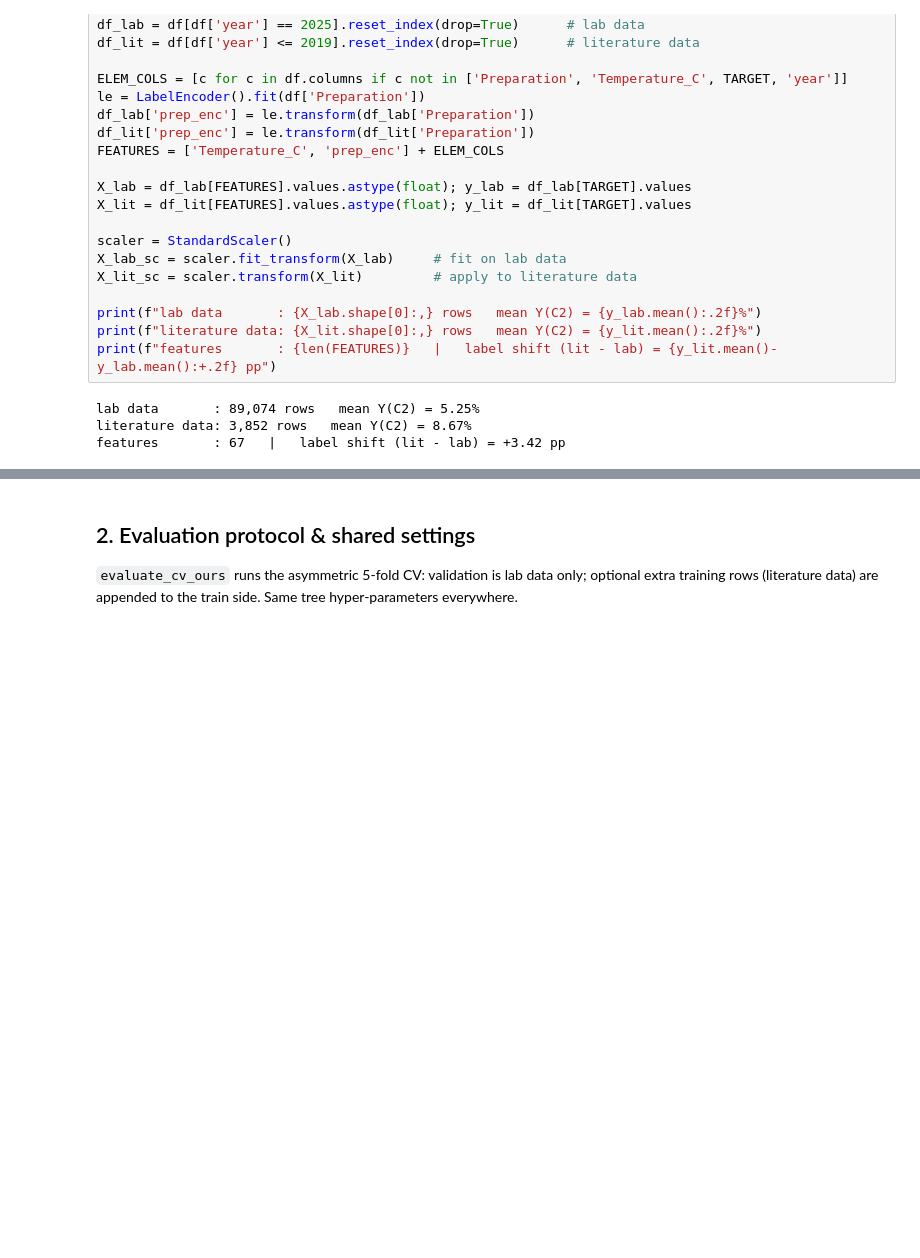
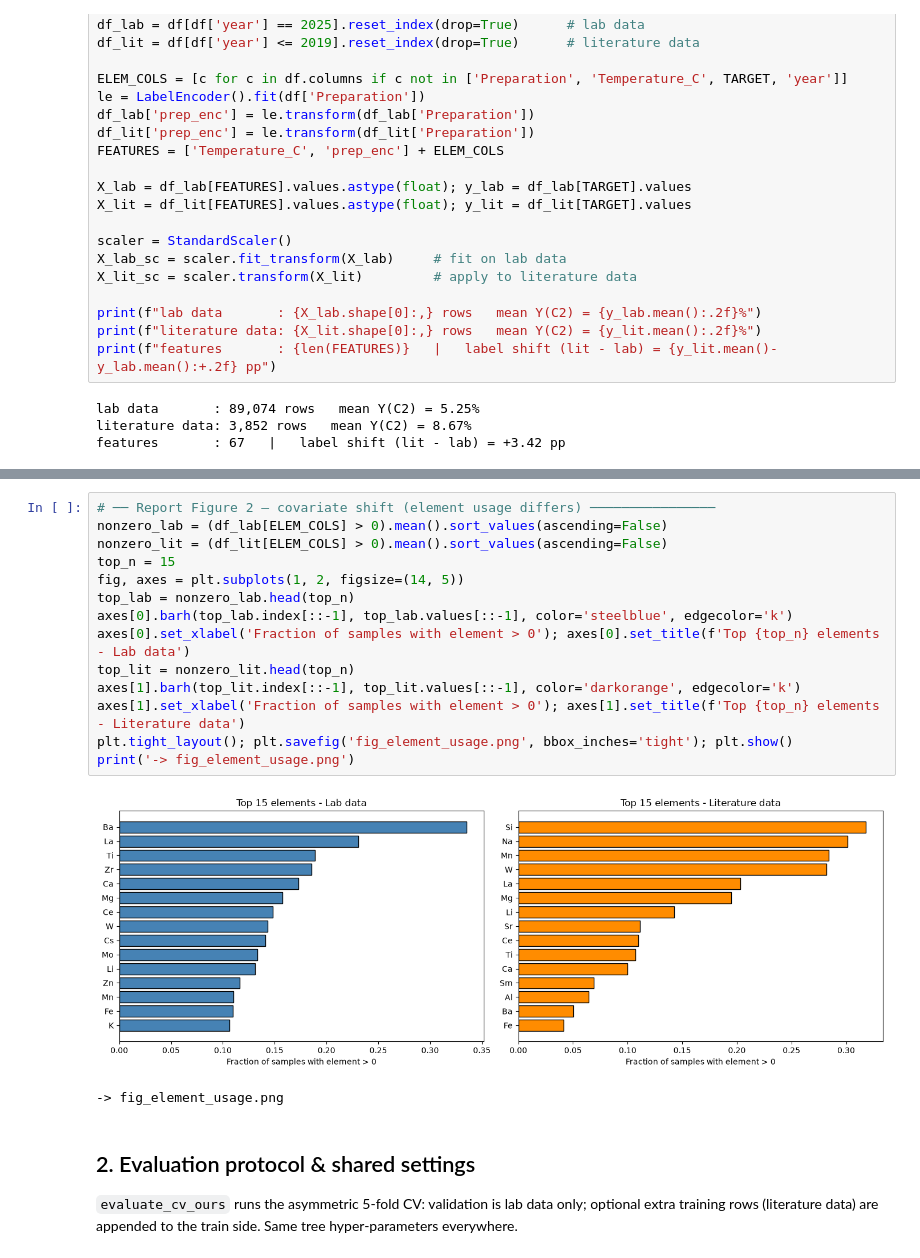
Before and after one commit to ParthN9i4/OCM-Dataset-JAIST, a Jupyter notebook: ocm_methodology.ipynb, the cells around one changed output, grey strips where cells are left out. Cells and saved outputs as stored; diff of their text form; blank space fills up the shorter version.

```diff
--- a/ocm_methodology.ipynb
+++ b/ocm_methodology.ipynb
@@ -55,3 +115,20 @@ features       : 67   |   label shift (lit - lab) = +3.42 pp
+# %%
+# ── Report Figure 2 — covariate shift (element usage differs) ────────────────
+nonzero_lab = (df_lab[ELEM_COLS] > 0).mean().sort_values(ascending=False)
+nonzero_lit = (df_lit[ELEM_COLS] > 0).mean().sort_values(ascending=False)
+top_n = 15
+fig, axes = plt.subplots(1, 2, figsize=(14, 5))
+top_lab = nonzero_lab.head(top_n)
+axes[0].barh(top_lab.index[::-1], top_lab.values[::-1], color='steelblue', edgecolor='k')
+axes[0].set_xlabel('Fraction of samples with element > 0'); axes[0].set_title(f'Top {top_n} elements - Lab data')
+top_lit = nonzero_lit.head(top_n)
+axes[1].barh(top_lit.index[::-1], top_lit.values[::-1], color='darkorange', edgecolor='k')
+axes[1].set_xlabel('Fraction of samples with element > 0'); axes[1].set_title(f'Top {top_n} elements - Literature data')
+plt.tight_layout(); plt.savefig('fig_element_usage.png', bbox_inches='tight'); plt.show()
+print('-> fig_element_usage.png')
+# %% [output]
+[figure, added]
+-> fig_element_usage.png
 # %% [markdown]
 ## 2. Evaluation protocol & shared settings
 
```
Also changed, not shown: parts of 9 cells of this notebook, 10 other files.
